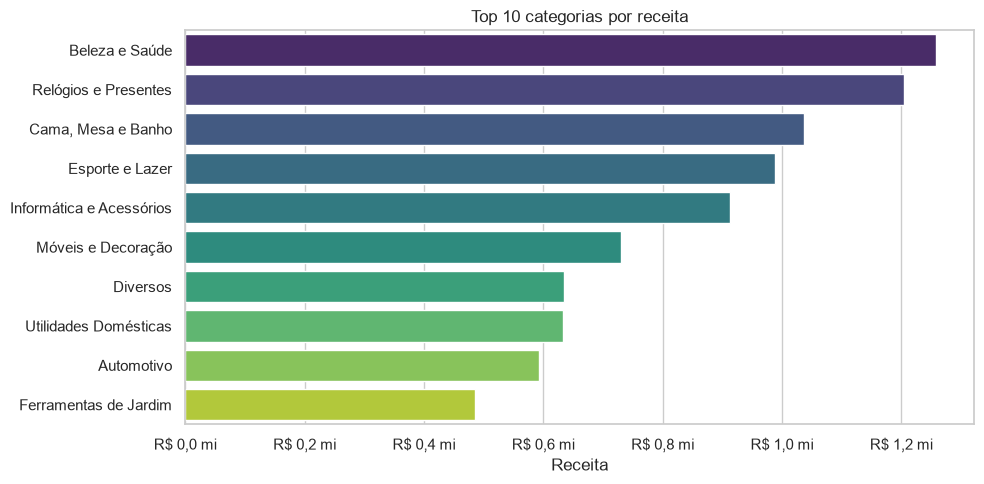
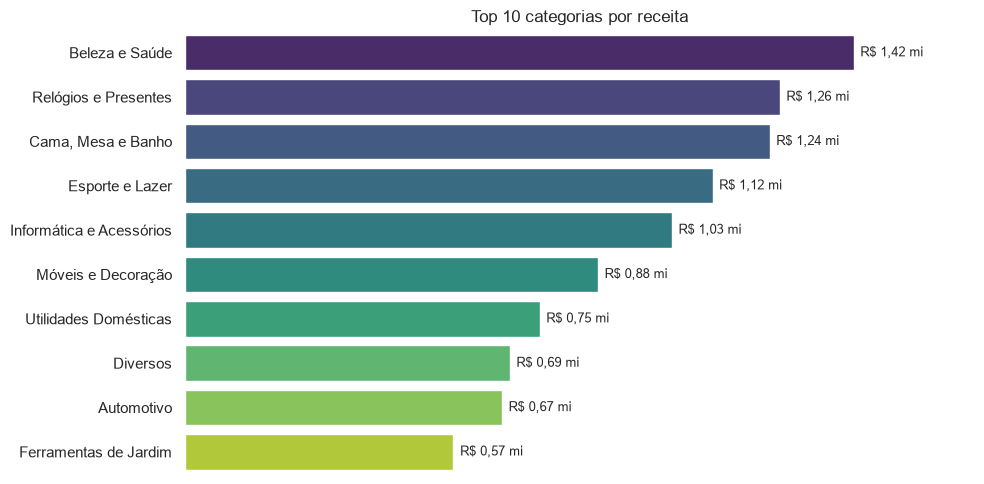
Code edit (unified diff) that turned the first committed figure into the second:
--- before
+++ after
@@ -1,16 +1,33 @@
-import matplotlib.ticker as mticker
+# Receita por categoria usando a MESMA regra do dashboard, para os números baterem:
+# pedidos entregues + receita = payment_value + categoria = a dominante do pedido.
+pay_cat = payments.groupby('order_id')['payment_value'].sum().reset_index()
+prod_cat = products.merge(cat_trans, on='product_category_name', how='left')
+itens_cat = items.merge(prod_cat[['product_id', 'product_category_name_english']], on='product_id', how='left')
+itens_cat['categoria'] = itens_cat['product_category_name_english'].apply(traduzir_cat)
+cat_pedido = (itens_cat.groupby('order_id')['categoria']
+              .agg(lambda s: s.mode().iat[0] if not s.mode().empty else None).reset_index())
 
-prod = products.merge(cat_trans, on='product_category_name', how='left')
-itens_cat = items.merge(prod[['product_id', 'product_category_name_english']], on='product_id', how='left')
-itens_cat['categoria'] = itens_cat['product_category_name_english'].apply(traduzir_cat)
+base_cat = (delivered[['order_id']]
+            .merge(pay_cat, on='order_id', how='left')
+            .merge(cat_pedido, on='order_id', how='left'))
 
-top_cat = (itens_cat.groupby('categoria')['price']
+top_cat = (base_cat.groupby('categoria')['payment_value']
            .sum().sort_values(ascending=False).head(10).reset_index())
 
-ax = sns.barplot(data=top_cat, y='categoria', x='price', palette='viridis')
+ax = sns.barplot(data=top_cat, y='categoria', x='payment_value', palette='viridis')
 ax.set_title('Top 10 categorias por receita')
-ax.set_xlabel('Receita'); ax.set_ylabel('')
-# Eixo X como "R$ X,X mi" (vírgula no decimal, padrão BR — em vez de 200000, 400000...)
-ax.xaxis.set_major_formatter(mticker.FuncFormatter(lambda v, _: f'R$ {v/1e6:.1f} mi'.replace('.', ',')))
+ax.set_xlabel(''); ax.set_ylabel('')
+
+# Valor real na ponta de cada barra (R$ X,XX mi), no padrão BR — igual ao dashboard.
+# Mais legível do que marcar o eixo com frações de milhão (0,2 / 0,4...).
+maxv = top_cat['payment_value'].max()
+for i, v in enumerate(top_cat['payment_value']):
+    ax.text(v + maxv * 0.01, i, f'R$ {v/1e6:.2f} mi'.replace('.', ','),
+            va='center', fontsize=9)
+
+# Eixo X some (o valor já está em cada barra) e sobra espaço para o rótulo
+ax.set_xticks([])
+ax.set_xlim(0, maxv * 1.18)
+sns.despine(left=True, bottom=True)
 plt.tight_layout()
 plt.savefig('../reports/figures/top_categorias.png', dpi=120)

Commit: Grafico de categorias: rotulo por barra e mesma metrica do dashboard (numeros coerentes)